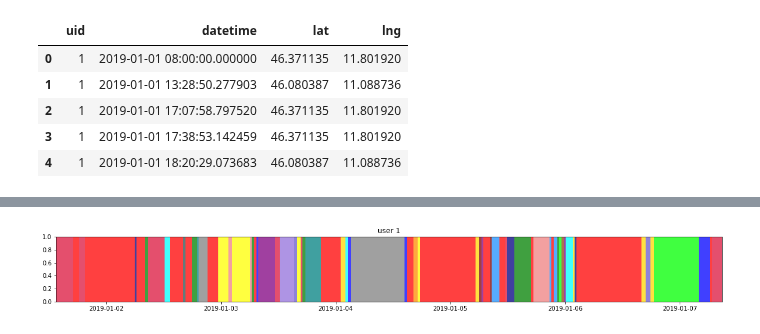
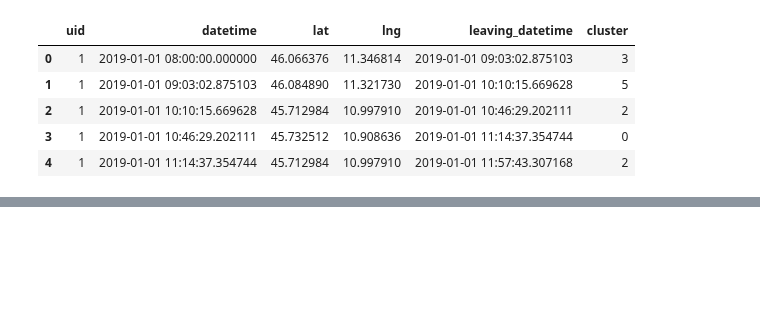
Before and after one commit to scikit-mobility/scikit-mobility, a Jupyter notebook: tutorial/3_trajectory_models_skmob_tutorial.ipynb, the cells around one changed output, grey strips where cells are left out. Cells and saved outputs as stored; diff of their text form; code cells hidden in the pictures; blank space fills up the shorter version.

```diff
--- a/tutorial/3_trajectory_models_skmob_tutorial.ipynb
+++ b/tutorial/3_trajectory_models_skmob_tutorial.ipynb
@@ -62,5 +99,5 @@ tdf.head()
 # %%
 from skmob.preprocessing import detection, clustering
 # %%
-stops_tdf = detection.stops(tdf, spatial_radius=0.2)
-cluster_tdf = clustering.cluster(stops_tdf)
+stops_tdf = detection.stops(tdf)
+stops_tdf.head()
@@ -67,12 +111,11 @@ cluster_tdf = clustering.cluster(stops_tdf)
-# %%
-agent_id = 1
-
-tdf[tdf.uid == agent_id].head()
-# %% [output]
-|  | uid | datetime | lat | lng |
-| 0 | 1 | 2019-01-01 08:00:00.000000 | 46.371135 | 11.801920 |
-| 1 | 1 | 2019-01-01 13:28:50.277903 | 46.080387 | 11.088736 |
-| 2 | 1 | 2019-01-01 17:07:58.797520 | 46.371135 | 11.801920 |
-| 3 | 1 | 2019-01-01 17:38:53.142459 | 46.371135 | 11.801920 |
-| 4 | 1 | 2019-01-01 18:20:29.073683 | 46.080387 | 11.088736 |
+# %%
+cluster_tdf = clustering.cluster(stops_tdf)
+cluster_tdf.head()
+# %% [output]
+|  | uid | datetime | lat | lng | leaving_datetime | cluster |
+| 0 | 1 | 2019-01-01 08:00:00.000000 | 46.066376 | 11.346814 | 2019-01-01 09:03:02.875103 | 3 |
+| 1 | 1 | 2019-01-01 09:03:02.875103 | 46.084890 | 11.321730 | 2019-01-01 10:10:15.669628 | 5 |
+| 2 | 1 | 2019-01-01 10:10:15.669628 | 45.712984 | 10.997910 | 2019-01-01 10:46:29.202111 | 2 |
+| 3 | 1 | 2019-01-01 10:46:29.202111 | 45.732512 | 10.908636 | 2019-01-01 11:14:37.354744 | 0 |
+| 4 | 1 | 2019-01-01 11:14:37.354744 | 45.712984 | 10.997910 | 2019-01-01 11:57:43.307168 | 2 |
 # %%
@@ -86,4 +128,0 @@ drange = ((cluster_tdf['datetime'] > pd.to_datetime('2019/01/01 08:00:00')) &
-# %%
-ax = cluster_tdf[drange].plot_diary(agent_id)
-# %% [output]
-[figure, removed]
```
Also changed, not shown: parts of 37 cells of this notebook.
